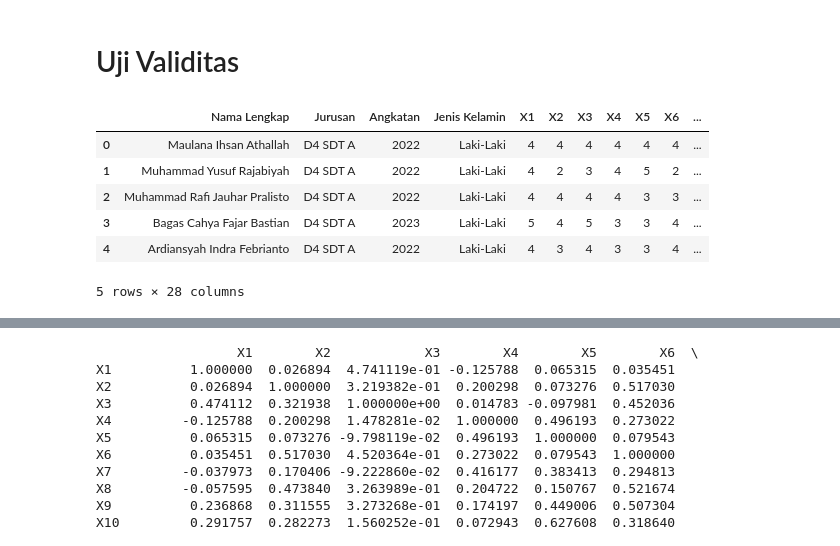
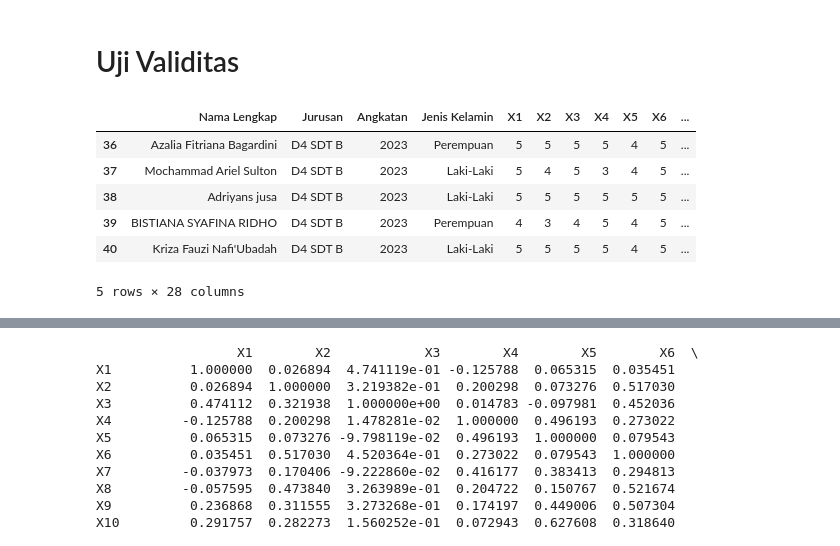
Before and after one commit to bagascahyafb/Project-Survey, a Jupyter notebook: Code Data Hasil Survey.ipynb, the cells around one changed output, grey strips where cells are left out. Cells and saved outputs as stored; diff of their text form; code cells hidden in the pictures.

```diff
--- a/Code Data Hasil Survey.ipynb
+++ b/Code Data Hasil Survey.ipynb
@@ -4,14 +4,14 @@
 import pandas as pd
 # %%
 df = pd.read_excel('Data Survey.xlsx')
-df.head(5)
+df.tail(5)
 # %% [output]
 |  | Nama Lengkap | Jurusan | Angkatan | Jenis Kelamin | X1 | X2 | X3 | X4 | X5 | X6 | ... |
-| 0 | Maulana Ihsan Athallah | D4 SDT A | 2022 | Laki-Laki | 4 | 4 | 4 | 4 | 4 | 4 | ... |
-| 1 | Muhammad Yusuf Rajabiyah | D4 SDT A | 2022 | Laki-Laki | 4 | 2 | 3 | 4 | 5 | 2 | ... |
-| 2 | Muhammad Rafi Jauhar Pralisto | D4 SDT A | 2022 | Laki-Laki | 4 | 4 | 4 | 4 | 3 | 3 | ... |
-| 3 | Bagas Cahya Fajar Bastian | D4 SDT A | 2023 | Laki-Laki | 5 | 4 | 5 | 3 | 3 | 4 | ... |
-| 4 | Ardiansyah Indra Febrianto | D4 SDT A | 2022 | Laki-Laki | 4 | 3 | 4 | 3 | 3 | 4 | ... |
+| 36 | Azalia Fitriana Bagardini | D4 SDT B | 2023 | Perempuan | 5 | 5 | 5 | 5 | 4 | 5 | ... |
+| 37 | Mochammad Ariel Sulton | D4 SDT B | 2023 | Laki-Laki | 5 | 4 | 5 | 3 | 4 | 5 | ... |
+| 38 | Adriyans jusa | D4 SDT B | 2023 | Laki-Laki | 5 | 5 | 5 | 5 | 5 | 5 | ... |
+| 39 | BISTIANA SYAFINA RIDHO | D4 SDT B | 2023 | Perempuan | 4 | 3 | 4 | 5 | 4 | 5 | ... |
+| 40 | Kriza Fauzi Nafi'Ubadah | D4 SDT B | 2023 | Laki-Laki | 5 | 5 | 5 | 5 | 4 | 5 | ... |
 5 rows × 28 columns
 # %%
 dfq = df.drop(columns = (['Nama Lengkap', 'Jurusan', 'Angkatan', 'Jenis Kelamin']))
```
Also changed, not shown: parts of 3 cells of this notebook, 1 other file.
